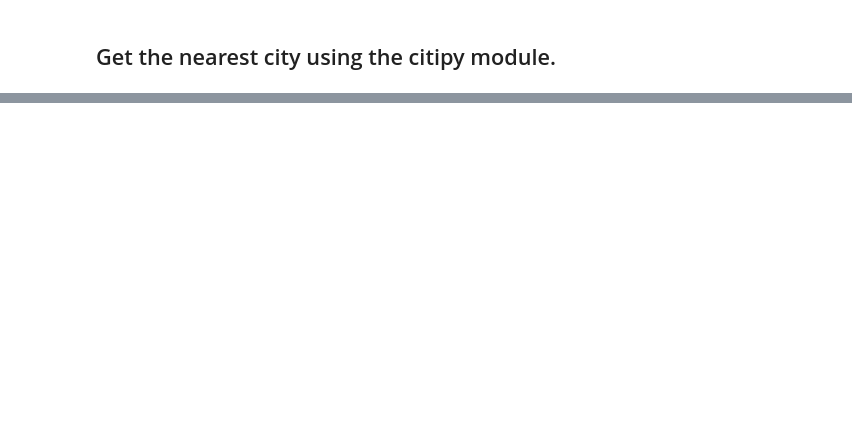
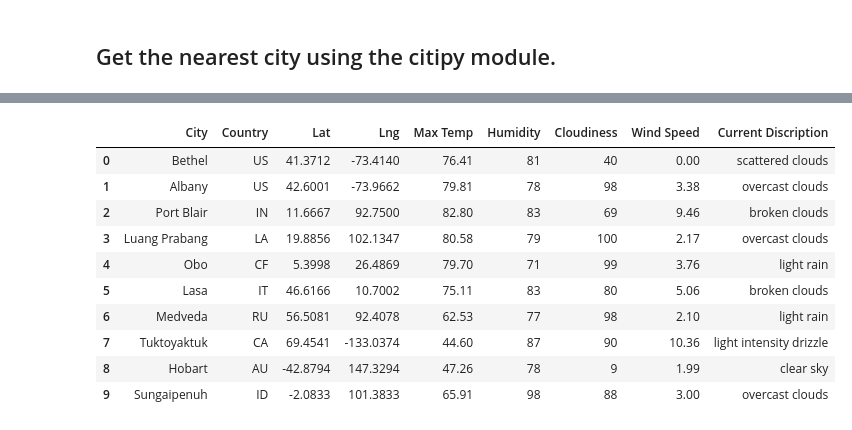
Before and after one commit to hjx2019/World_Weather_Analysis, a Jupyter notebook: Weather_Database/Weather_Database.ipynb, the cells around one changed output, grey strips where cells are left out. Saved outputs shown, nothing was run; the diff lists cells and outputs as text; code cells hidden in the pictures; blank space fills up the shorter version.

```diff
--- a/Weather_Database/Weather_Database.ipynb
+++ b/Weather_Database/Weather_Database.ipynb
@@ -45,0 +61,4 @@ print(url)
+# %%
+# Create an endpoint URL for a city.
+city_url = url + "&q=" + "Boston"
+city_weather = requests.get(city_url).json()
@@ -55,15 +94,16 @@ for i, city in enumerate(cities):
     try:
         # Parse the JSON and retrieve data.
         city_weather = requests.get(city_url).json()
+        print(city_weather)
         # Parse out the needed data.
-        city_country = city_weather["sys"]["country"]
+        city_country = city_weather['sys']['country']
         city_lat = city_weather["coord"]["lat"]
         city_lng = city_weather["coord"]["lon"]
         city_max_temp = city_weather["main"]["temp_max"]
         city_humidity = city_weather["main"]["humidity"]
         city_clouds = city_weather["clouds"]["all"]
         city_wind = city_weather["wind"]["speed"]
-        city_discription = city_weather["weather"]["description"]
+        city_discription = city_weather["weather"][0]["description"]
 
         # Convert the date to ISO standard.
         # city_date = datetime.utcfromtimestamp(city_weather["dt"]).strftime('%Y-%m-%d %H:%M:%S')
@@ -76,8 +116,7 @@ for i, city in enumerate(cities):
                           "Humidity": city_humidity,
                           "Cloudiness": city_clouds,
                           "Wind Speed": city_wind,
-                          "Current Discription": city_discription,
-                          "Date": city_date})
+                          "Current Discription": city_discription})
 
 # If an error is experienced, skip the city.
     except:
@@ -86,8 +143,15 @@ for i, city in enumerate(cities):
 # %%
 city_data_df = pd.DataFrame(city_data)
 city_data_df.head(10)
-
-# Create the output file (CSV).                                   ---STEP 6 save to csv file
-output_data_file = "Weather_Database/WeatherPy_Database.csv"
-# Export the City_Data into a CSV.
-city_data_df.to_csv(output_data_file, index_label="City_ID")
+# %% [output]
+|  | City | Country | Lat | Lng | Max Temp | Humidity | Cloudiness | Wind Speed | Current Discription |
+| 0 | Bethel | US | 41.3712 | -73.4140 | 76.41 | 81 | 40 | 0.00 | scattered clouds |
+| 1 | Albany | US | 42.6001 | -73.9662 | 79.81 | 78 | 98 | 3.38 | overcast clouds |
+| 2 | Port Blair | IN | 11.6667 | 92.7500 | 82.80 | 83 | 69 | 9.46 | broken clouds |
+| 3 | Luang Prabang | LA | 19.8856 | 102.1347 | 80.58 | 79 | 100 | 2.17 | overcast clouds |
+| 4 | Obo | CF | 5.3998 | 26.4869 | 79.70 | 71 | 99 | 3.76 | light rain |
+| 5 | Lasa | IT | 46.6166 | 10.7002 | 75.11 | 83 | 80 | 5.06 | broken clouds |
+| 6 | Medveda | RU | 56.5081 | 92.4078 | 62.53 | 77 | 98 | 2.10 | light rain |
+| 7 | Tuktoyaktuk | CA | 69.4541 | -133.0374 | 44.60 | 87 | 90 | 10.36 | light intensity drizzle |
+| 8 | Hobart | AU | -42.8794 | 147.3294 | 47.26 | 78 | 9 | 1.99 | clear sky |
+| 9 | Sungaipenuh | ID | -2.0833 | 101.3833 | 65.91 | 98 | 88 | 3.00 | overcast clouds |
```
Also changed, not shown: parts of 7 cells of this notebook, 5 other files.
